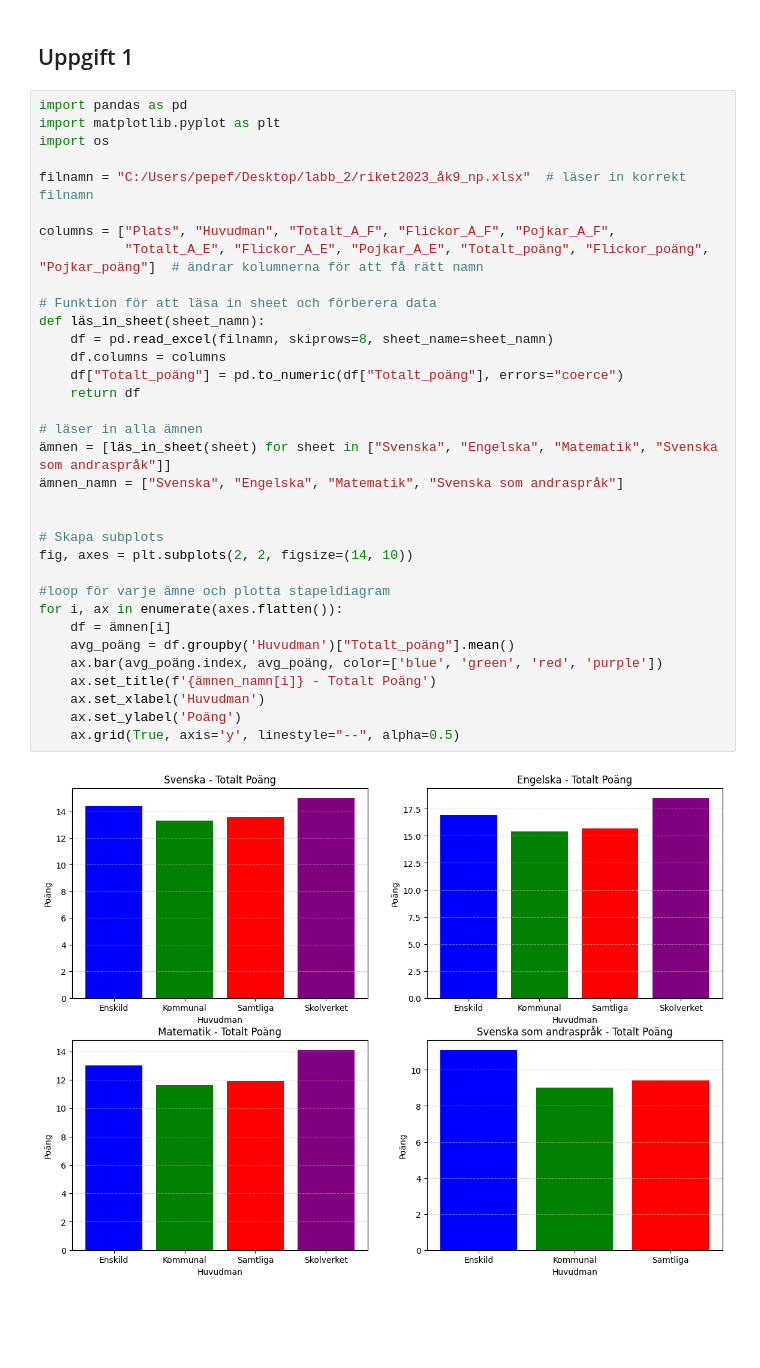
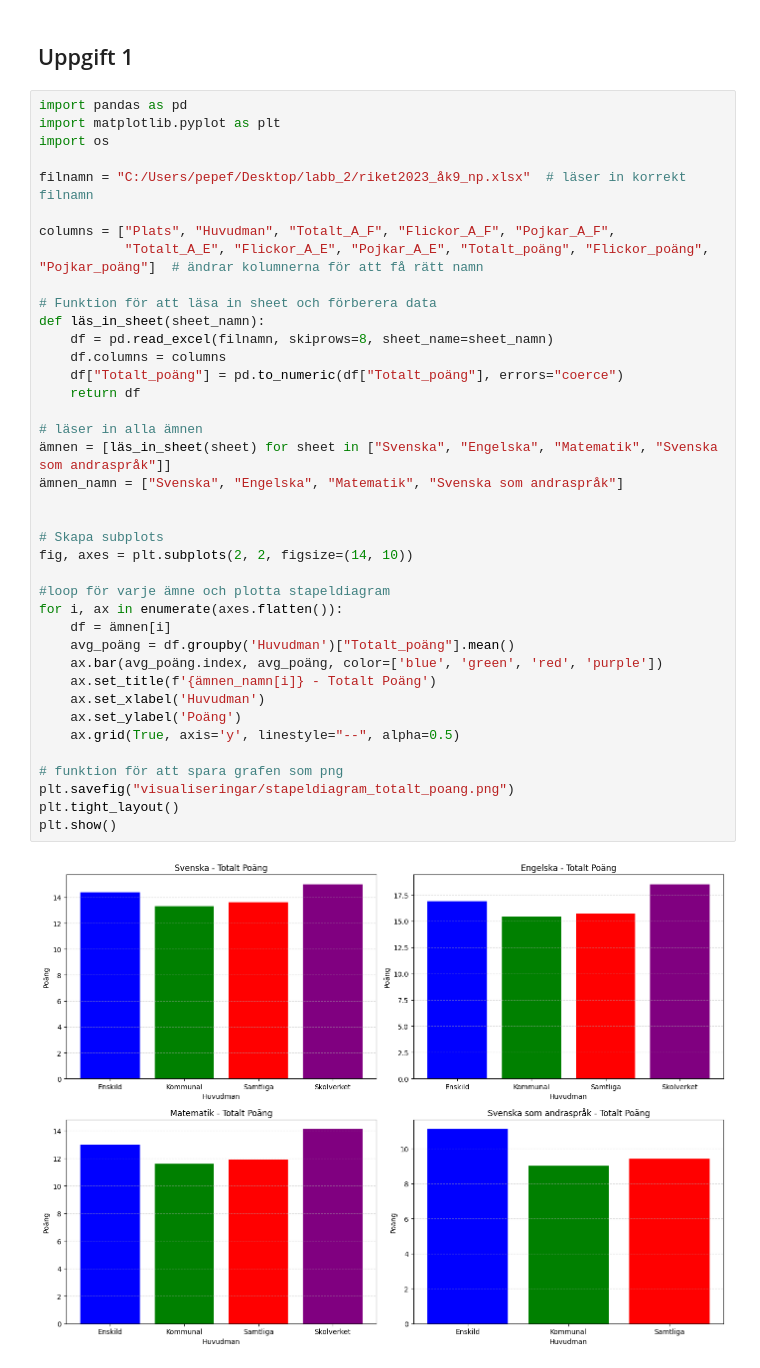
Before and after one commit to petarfilipovski/Python_Labb2_PetarFilipovski, a Jupyter notebook: Untitled-1.ipynb, the cells around one changed output. Drawn from its saved outputs; the diff is of its cells as text; blank space fills up the shorter version.

Commit message:
gör så att grafen sparas som png

```diff
--- a/Untitled-1.ipynb
+++ b/Untitled-1.ipynb
@@ -8,31 +8,36 @@ import os
 filnamn = "C:/Users/pepef/Desktop/labb_2/riket2023_åk9_np.xlsx"  # läser in korrekt  filnamn
 
 columns = ["Plats", "Huvudman", "Totalt_A_F", "Flickor_A_F", "Pojkar_A_F",
            "Totalt_A_E", "Flickor_A_E", "Pojkar_A_E", "Totalt_poäng", "Flickor_poäng", "Pojkar_poäng"]  # ändrar kolumnerna för att få rätt namn
 
 # Funktion för att läsa in sheet och förberera data
 def läs_in_sheet(sheet_namn):
     df = pd.read_excel(filnamn, skiprows=8, sheet_name=sheet_namn)
     df.columns = columns
     df["Totalt_poäng"] = pd.to_numeric(df["Totalt_poäng"], errors="coerce")
     return df
 
 # läser in alla ämnen
 ämnen = [läs_in_sheet(sheet) for sheet in ["Svenska", "Engelska", "Matematik", "Svenska som andraspråk"]]
 ämnen_namn = ["Svenska", "Engelska", "Matematik", "Svenska som andraspråk"]
 
 
 # Skapa subplots
 fig, axes = plt.subplots(2, 2, figsize=(14, 10))
 
 #loop för varje ämne och plotta stapeldiagram
 for i, ax in enumerate(axes.flatten()):
     df = ämnen[i]
     avg_poäng = df.groupby('Huvudman')["Totalt_poäng"].mean()
     ax.bar(avg_poäng.index, avg_poäng, color=['blue', 'green', 'red', 'purple'])
     ax.set_title(f'{ämnen_namn[i]} - Totalt Poäng')
     ax.set_xlabel('Huvudman')
     ax.set_ylabel('Poäng')
     ax.grid(True, axis='y', linestyle="--", alpha=0.5)
+
+# funktion för att spara grafen som png
+plt.savefig("visualiseringar/stapeldiagram_totalt_poang.png")
+plt.tight_layout()
+plt.show()
 # %% [output]
-[figure, old version]
+[figure, new version]
```
